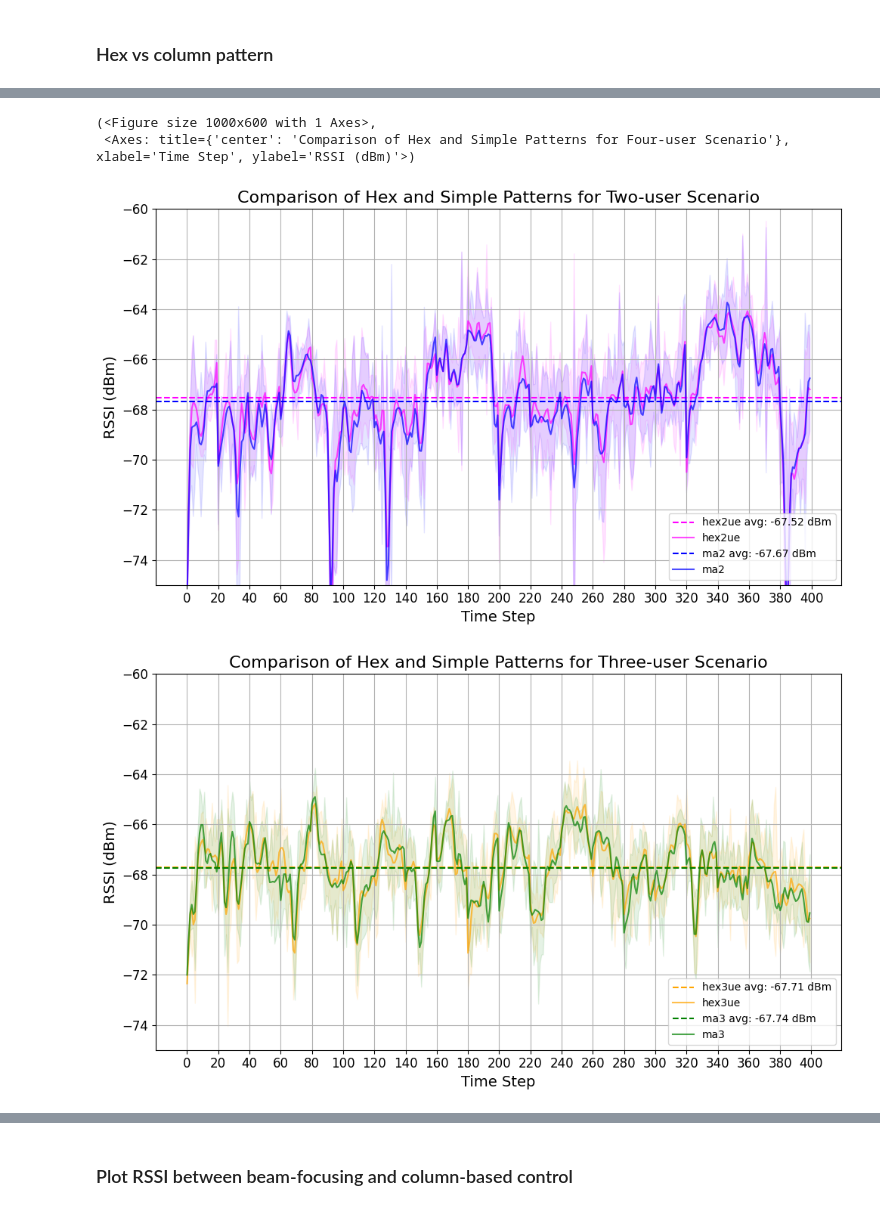
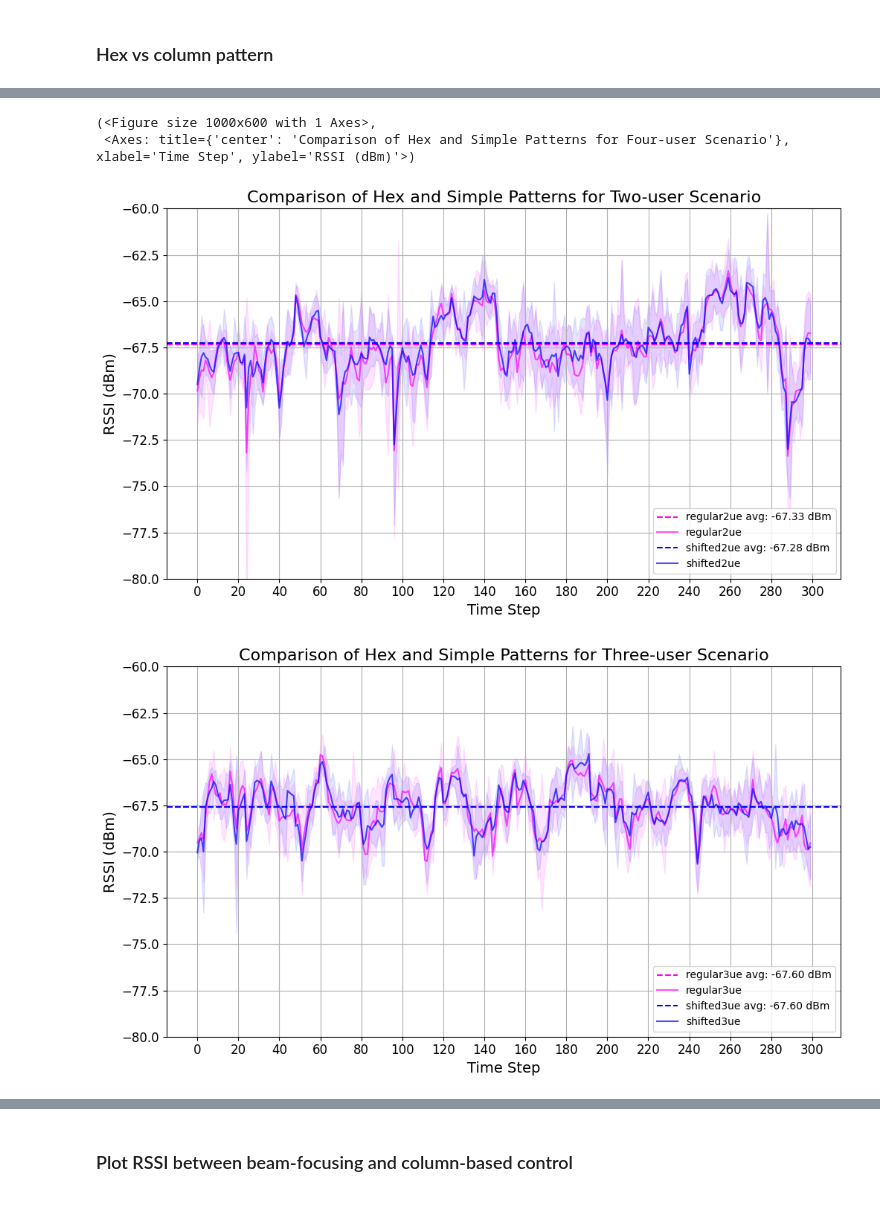
Before and after one commit to hieutrungle/saris_revised, a Jupyter notebook: rs/notebook/hallway_tracking_fast_results.ipynb, the cells around one changed output, grey strips where cells are left out. Saved outputs shown, nothing was run; the diff lists cells and outputs as text; code cells hidden in the pictures.

Commit message:
results

```diff
--- a/rs/notebook/hallway_tracking_fast_results.ipynb
+++ b/rs/notebook/hallway_tracking_fast_results.ipynb
@@ -143,10 +199,11 @@ plot_rssi(focusing_rssis, "RSSI Over Time for Different Reflector Sizes", ymin=-
 # %% [markdown]
 ## Plot RSSI with different numbers of users
 # %%
+interval = 4
 ma_results = {
-    "ma2": all_results["ma2"],
-    "ma3": all_results["ma3"],
-    "ma4": all_results["ma4"],
+    "2 users": all_results["2 users"],
+    "3 users": all_results["3 users"],
+    "4 users": all_results["4 users"],
 }
 ma_rssis = {}
 for key, result in ma_results.items():
@@ -155,11 +212,16 @@ for key, result in ma_results.items():
     rss = torch.cat(rss, dim=-1)
     print(f"rss shape for {key}: {rss.shape}")
     tmp = rss.mean(dim=-1)
+    tmp = np.delete(tmp, np.arange(0, tmp.shape[-1], interval), axis=-1)
     ma_rssis[key] = 10 * torch.log10(tmp) + 30  # Convert to dBm
 ma_colors = {
-        "ma2": "red",
-        "ma3": "green",
-        "ma4": "orange",
+        "2 users": "red",
+        "3 users": "green",
+        "4 users": "blue",
         }
-plot_rssi(ma_rssis, "RSSI Over Time for Different Numbers of Users", ymin=-80, ymax=-60, colors=ma_colors)
+# plot_rssi(ma_rssis, "RSSI Over Time for Different Numbers of Users", ymin=-80, ymax=-60, colors=ma_colors)
+plot_rssi(ma_rssis, "RSSI Over Time for Different Numbers of Users",
+          ymin=-80, ymax=-60, colors=ma_colors, is_smooth=True,
+            interval=interval, n_last=1
+            )
 # %% [output]
@@ -206,23 +279,23 @@ rss shape for ma4: torch.Size([4, 1, 400, 4])
 # %%
-c2ue = dict(
-    hex2ue=pattern_rssis["hex2ue"],
-    ma2=pattern_rssis["ma2"],
-)
-plot_rssi(c2ue, "Comparison of Hex and Simple Patterns for Two-user Scenario", ymin=-75, ymax=-60, colors=pattern_colors)
+c2ue = {
+    "regular2ue": pattern_rssis["2 users"],
+    "shifted2ue": pattern_rssis["hex2ue"],
+}
+plot_rssi(c2ue, "Comparison of Hex and Simple Patterns for Two-user Scenario", ymin=-80, ymax=-60, colors=pattern_colors, interval=interval, n_last=1)
 
-c3ue = dict(
-    hex3ue=pattern_rssis["hex3ue"],
-    ma3=pattern_rssis["ma3"],
-)
-plot_rssi(c3ue, "Comparison of Hex and Simple Patterns for Three-user Scenario", ymin=-75, ymax=-60, colors=pattern_colors)
+c3ue = {
+    "regular3ue": pattern_rssis["3 users"],
+    "shifted3ue": pattern_rssis["hex3ue"],
+}
+plot_rssi(c3ue, "Comparison of Hex and Simple Patterns for Three-user Scenario", ymin=-80, ymax=-60, colors=pattern_colors, interval=interval, n_last=1)
 
-c4ue = dict(
-    hex4ue=pattern_rssis["hex4ue"],
-    ma4=pattern_rssis["ma4"],
-)
-plot_rssi(c4ue, "Comparison of Hex and Simple Patterns for Four-user Scenario", ymin=-75, ymax=-60, colors=pattern_colors)
+c4ue = {
+    "regular4ue": pattern_rssis["4 users"],
+    "shifted4ue": pattern_rssis["hex4ue"],
+}
+plot_rssi(c4ue, "Comparison of Hex and Simple Patterns for Four-user Scenario", ymin=-80, ymax=-60, colors=pattern_colors, interval=interval, n_last=1)
 # %% [output]
 (<Figure size 1000x600 with 1 Axes>,
  <Axes: title={'center': 'Comparison of Hex and Simple Patterns for Four-user Scenario'}, xlabel='Time Step', ylabel='RSSI (dBm)'>)
-[figure, old version]
+[figure, new version]
-[figure, old version]
+[figure, new version]
```
Also changed, not shown: parts of 20 cells of this notebook, 3 other files.
